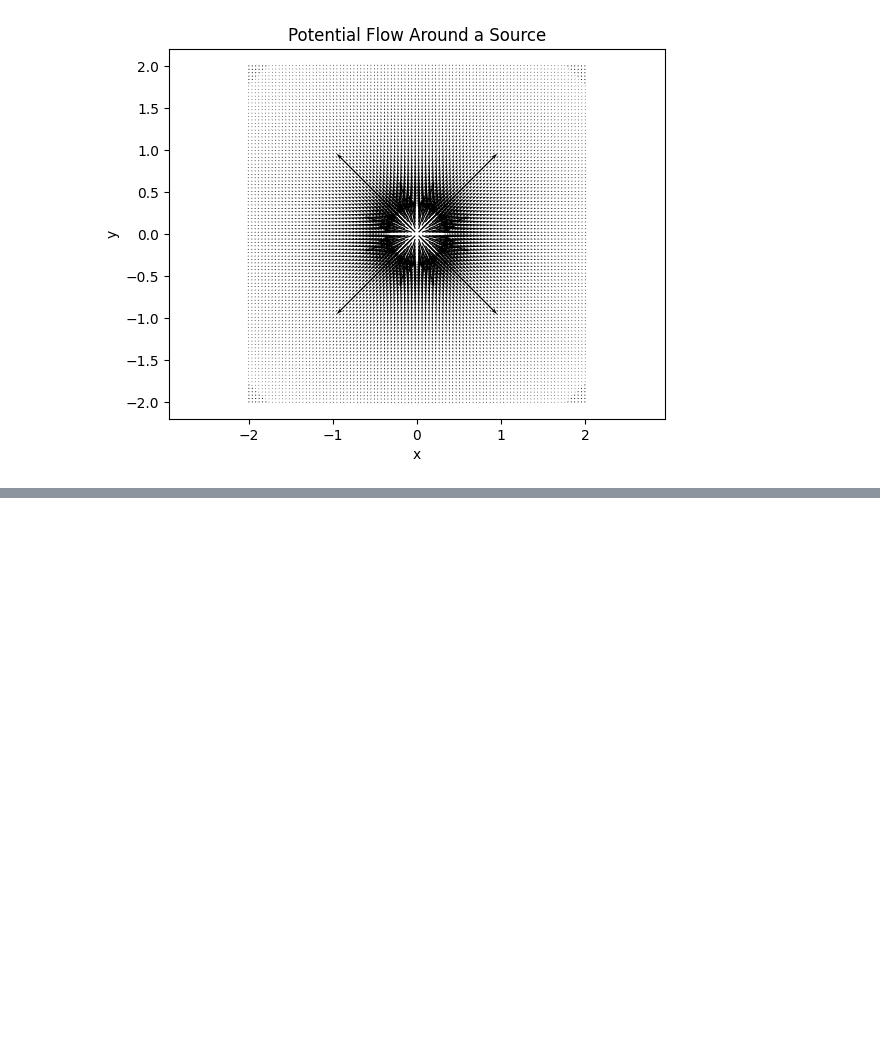
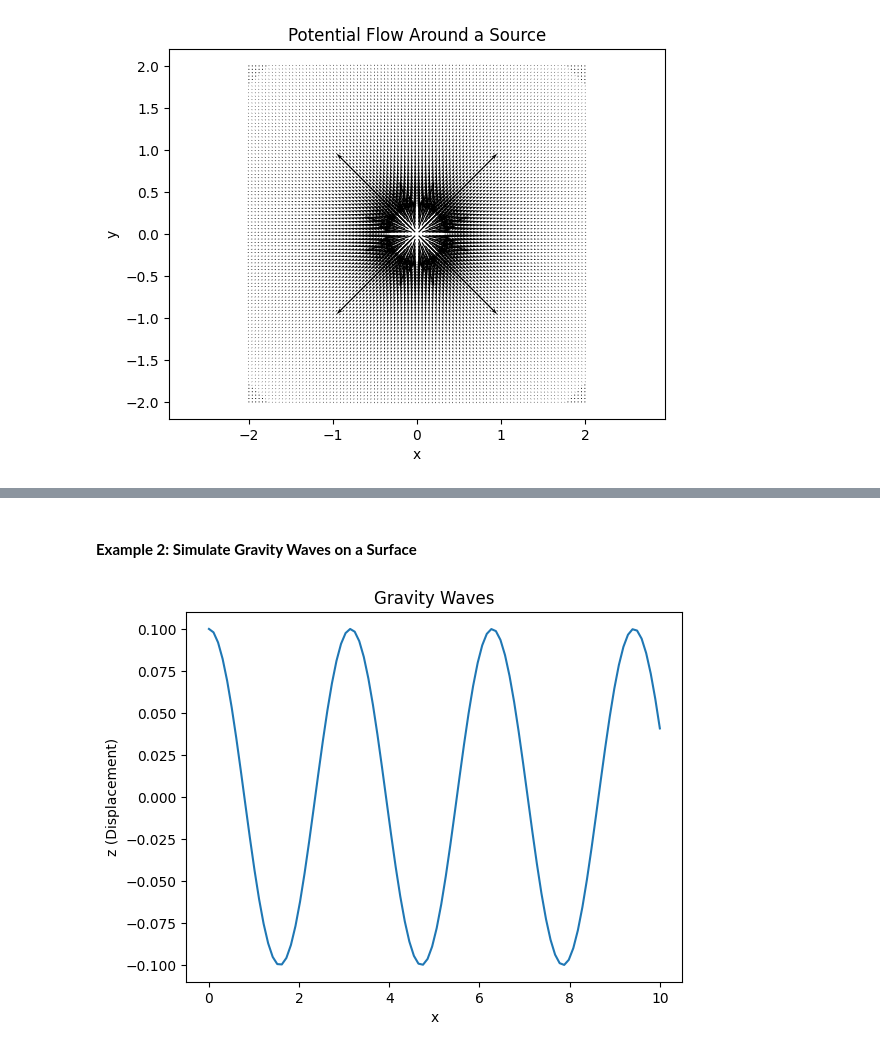
Before and after one commit to chiyanglin-AStar/2025_physics_note, a Jupyter notebook: 02_fluid_mechanics_landau_ch1.ipynb, the cells around one changed output, grey strips where cells are left out. Cells and saved outputs as stored; diff of their text form; code cells hidden in the pictures; blank space fills up the shorter version.

```diff
--- a/02_fluid_mechanics_landau_ch1.ipynb
+++ b/02_fluid_mechanics_landau_ch1.ipynb
@@ -473,0 +593,30 @@ plt.show()
+# %% [markdown]
+#### **Example 2: Simulate Gravity Waves on a Surface**
+# %%
+# Define wave parameters
+A = 0.1  # Amplitude
+k = 2.0  # Wavenumber
+omega = np.sqrt(g * k * np.tanh(k * h))  # Dispersion relation
+t = np.linspace(0, 10, 200)  # Time
+
+# Define wave profile
+x = np.linspace(0, 10, 100)
+X, T = np.meshgrid(x, t)
+z = A * np.cos(k * X - omega * T)  # Wave equation
+
+# Animate the wave
+from matplotlib.animation import FuncAnimation
+fig, ax = plt.subplots()
+line, = ax.plot(x, z[0, :])
+
+def update(frame):
+    line.set_ydata(z[frame, :])
+    return line,
+
+ani = FuncAnimation(fig, update, frames=len(t), interval=50)
+plt.title("Gravity Waves")
+plt.xlabel("x")
+plt.ylabel("z (Displacement)")
+plt.show()
+# %% [output]
+[figure, added]
```
Also changed, not shown: parts of 21 cells of this notebook.
